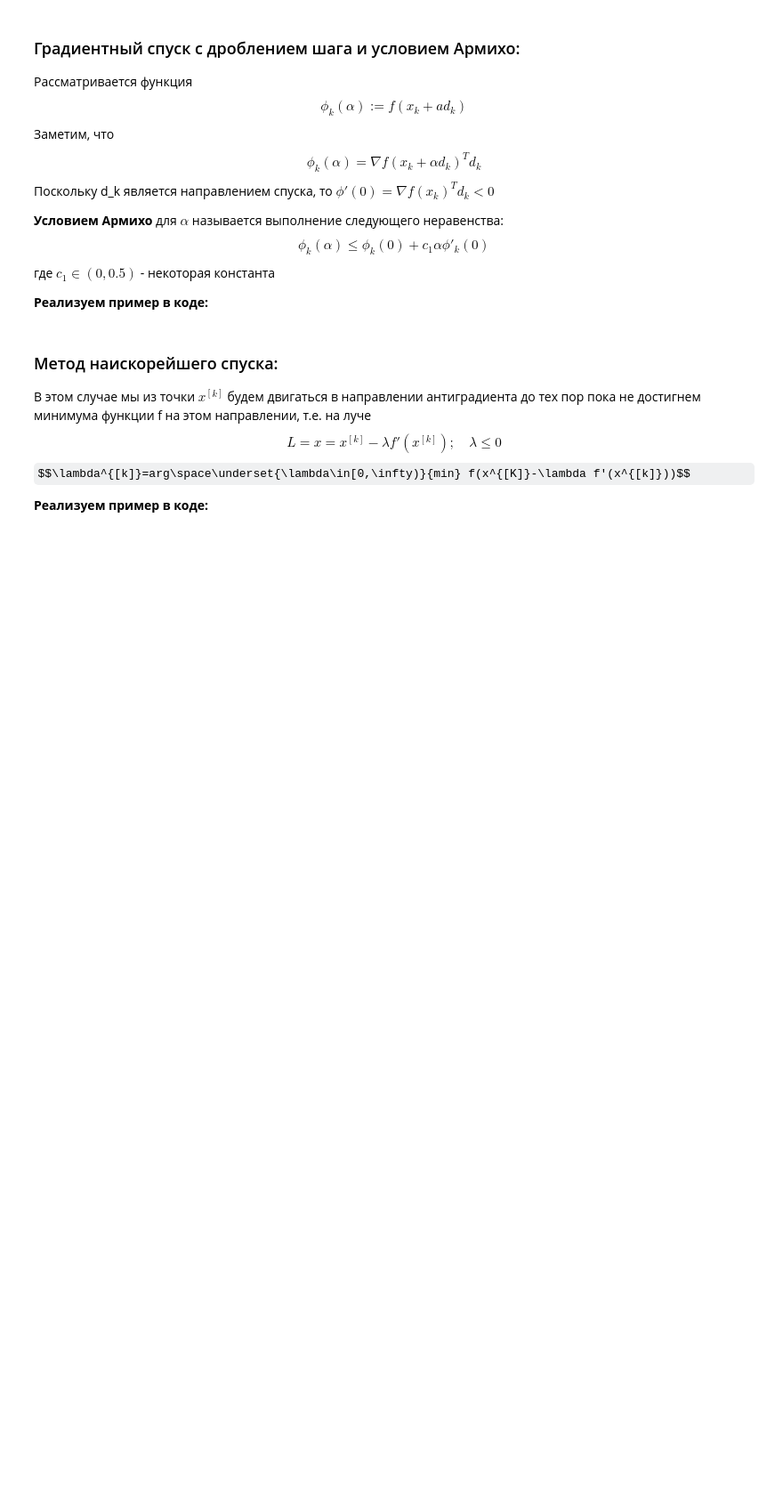
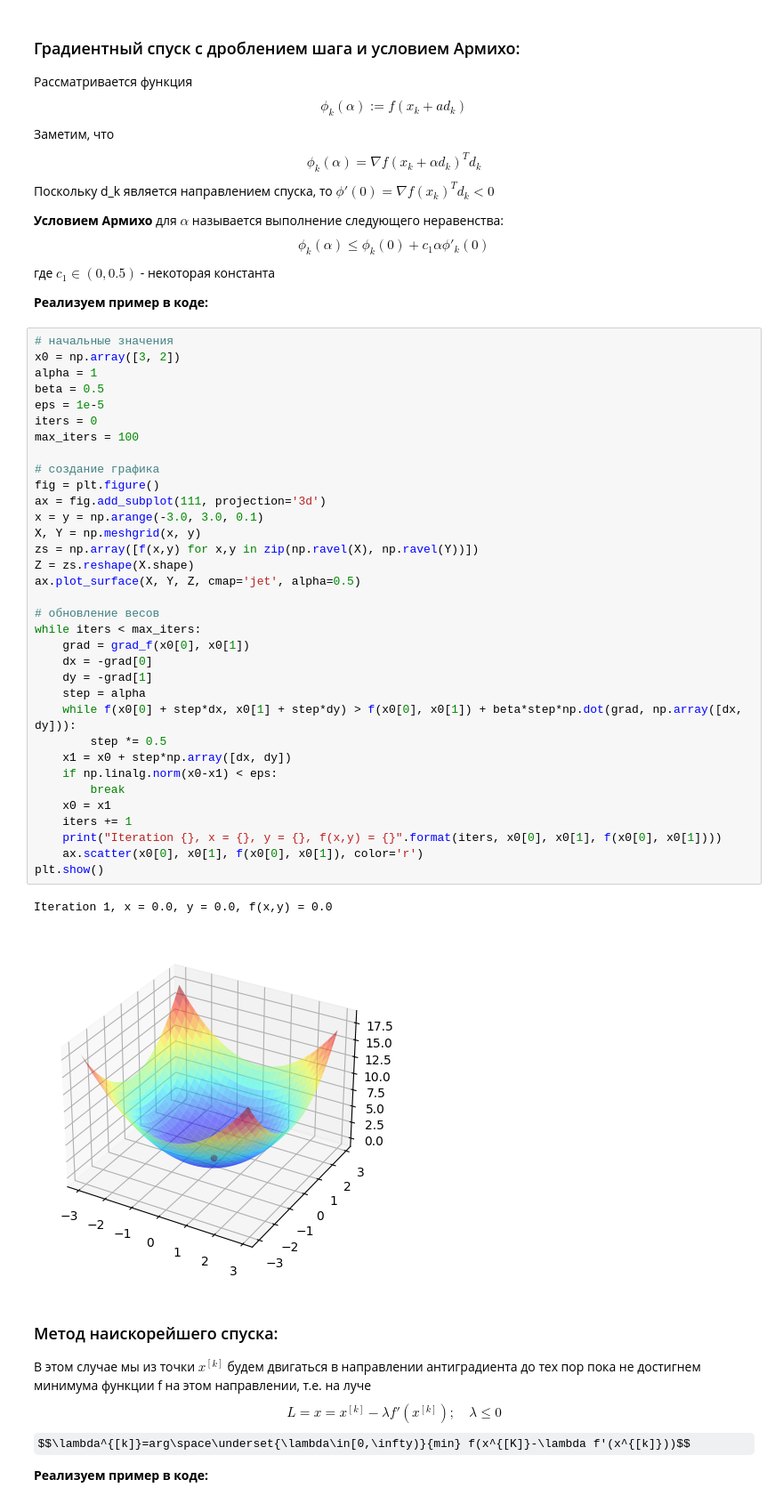
Before and after one commit to Iamnotagenius/Primat, a Jupyter notebook: lab-3/lab-3.ipynb, the cells around one changed output. Shown at 89% size. Cells and saved outputs as stored; diff of their text form; some formulas as TeX source; blank space fills up the shorter version.

```diff
--- a/lab-3/lab-3.ipynb
+++ b/lab-3/lab-3.ipynb
@@ -101,6 +101,43 @@ $$\phi_k(\alpha) \le \phi_k(0) + c_1\alpha\phi'_k(0)$$
 где $c_1 \in (0, 0.5)$ - некоторая константа
 
 **Реализуем пример в коде:**
+# %%
+# начальные значения
+x0 = np.array([3, 2])
+alpha = 1
+beta = 0.5
+eps = 1e-5
+iters = 0
+max_iters = 100
+
+# создание графика
+fig = plt.figure()
+ax = fig.add_subplot(111, projection='3d')
+x = y = np.arange(-3.0, 3.0, 0.1)
+X, Y = np.meshgrid(x, y)
+zs = np.array([f(x,y) for x,y in zip(np.ravel(X), np.ravel(Y))])
+Z = zs.reshape(X.shape)
+ax.plot_surface(X, Y, Z, cmap='jet', alpha=0.5)
+
+# обновление весов
+while iters < max_iters:
+    grad = grad_f(x0[0], x0[1])
+    dx = -grad[0]
+    dy = -grad[1]
+    step = alpha
+    while f(x0[0] + step*dx, x0[1] + step*dy) > f(x0[0], x0[1]) + beta*step*np.dot(grad, np.array([dx, dy])):
+        step *= 0.5
+    x1 = x0 + step*np.array([dx, dy])
+    if np.linalg.norm(x0-x1) < eps:
+        break
+    x0 = x1
+    iters += 1
+    print("Iteration {}, x = {}, y = {}, f(x,y) = {}".format(iters, x0[0], x0[1], f(x0[0], x0[1])))
+    ax.scatter(x0[0], x0[1], f(x0[0], x0[1]), color='r')
+plt.show()
+# %% [output]
+Iteration 1, x = 0.0, y = 0.0, f(x,y) = 0.0
+[figure, added]
 # %% [markdown]
 ### Метод наискорейшего спуска:
 
```
Also changed, not shown: parts of 2 cells of this notebook.
